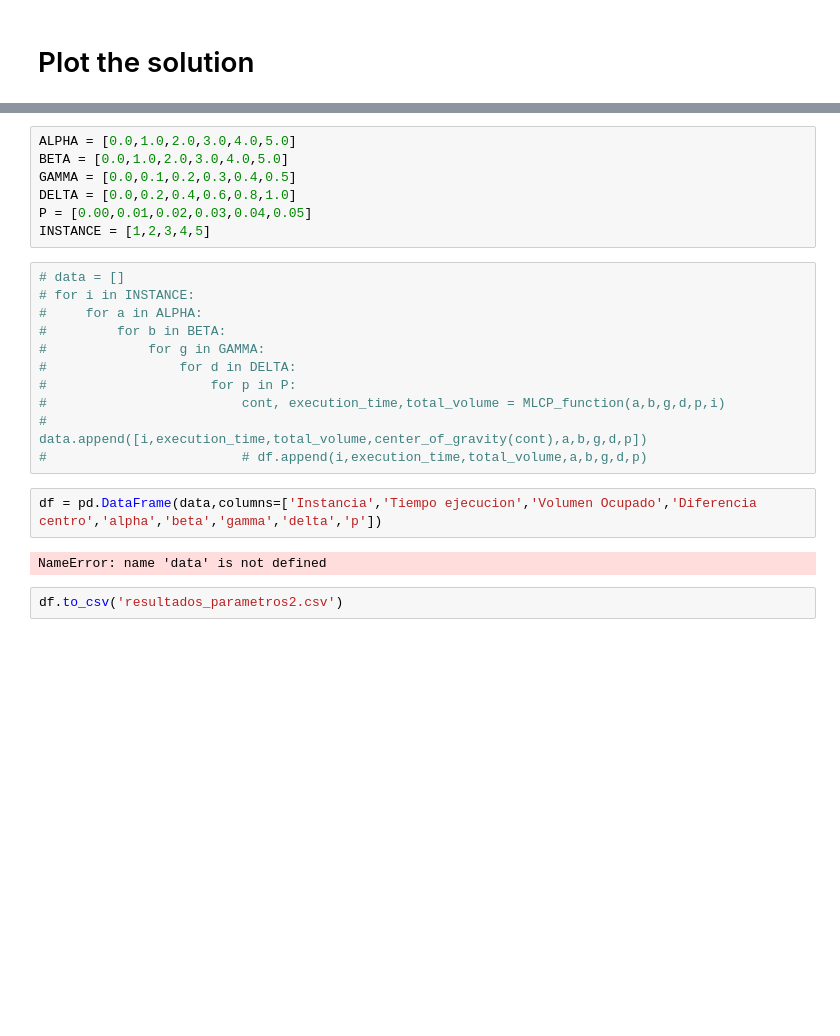
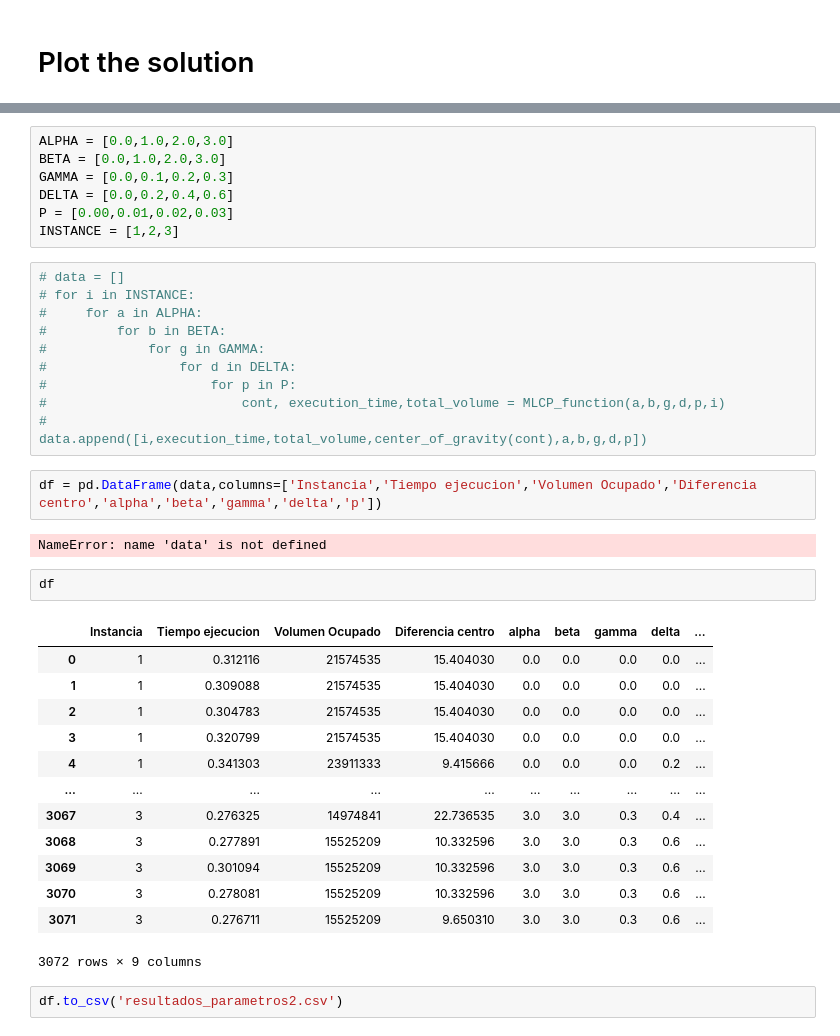
Before and after one commit to Nearlz/MCLPframework, a Jupyter notebook: MCLP_framework.ipynb, the cells around one changed output, grey strips where cells are left out. Drawn from its saved outputs; the diff is of its cells as text; blank space fills up the shorter version.

```diff
--- a/MCLP_framework.ipynb
+++ b/MCLP_framework.ipynb
@@ -209,10 +191,10 @@ porcentaje de superficie incidida:  1.0
 # %%
-ALPHA = [0.0,1.0,2.0,3.0,4.0,5.0]
-BETA = [0.0,1.0,2.0,3.0,4.0,5.0]
-GAMMA = [0.0,0.1,0.2,0.3,0.4,0.5]
-DELTA = [0.0,0.2,0.4,0.6,0.8,1.0]
-P = [0.00,0.01,0.02,0.03,0.04,0.05]
-INSTANCE = [1,2,3,4,5]
+ALPHA = [0.0,1.0,2.0,3.0]
+BETA = [0.0,1.0,2.0,3.0]
+GAMMA = [0.0,0.1,0.2,0.3]
+DELTA = [0.0,0.2,0.4,0.6]
+P = [0.00,0.01,0.02,0.03]
+INSTANCE = [1,2,3]
 # %%
 # data = []
 # for i in INSTANCE:
@@ -223,10 +205,25 @@ INSTANCE = [1,2,3,4,5]
 #                     for p in P:
 #                         cont, execution_time,total_volume = MLCP_function(a,b,g,d,p,i)
 #                         data.append([i,execution_time,total_volume,center_of_gravity(cont),a,b,g,d,p])
-#                         # df.append(i,execution_time,total_volume,a,b,g,d,p)
 # %%
 df = pd.DataFrame(data,columns=['Instancia','Tiempo ejecucion','Volumen Ocupado','Diferencia centro','alpha','beta','gamma','delta','p'])
 # %% [output]
 NameError: name 'data' is not defined
+# %%
+df
+# %% [output]
+|  | Instancia | Tiempo ejecucion | Volumen Ocupado | Diferencia centro | alpha | beta | gamma | delta | ... |
+| 0 | 1 | 0.312116 | 21574535 | 15.404030 | 0.0 | 0.0 | 0.0 | 0.0 | ... |
+| 1 | 1 | 0.309088 | 21574535 | 15.404030 | 0.0 | 0.0 | 0.0 | 0.0 | ... |
+| 2 | 1 | 0.304783 | 21574535 | 15.404030 | 0.0 | 0.0 | 0.0 | 0.0 | ... |
+| 3 | 1 | 0.320799 | 21574535 | 15.404030 | 0.0 | 0.0 | 0.0 | 0.0 | ... |
+| 4 | 1 | 0.341303 | 23911333 | 9.415666 | 0.0 | 0.0 | 0.0 | 0.2 | ... |
+| ... | ... | ... | ... | ... | ... | ... | ... | ... | ... |
+| 3067 | 3 | 0.276325 | 14974841 | 22.736535 | 3.0 | 3.0 | 0.3 | 0.4 | ... |
+| 3068 | 3 | 0.277891 | 15525209 | 10.332596 | 3.0 | 3.0 | 0.3 | 0.6 | ... |
+| 3069 | 3 | 0.301094 | 15525209 | 10.332596 | 3.0 | 3.0 | 0.3 | 0.6 | ... |
+| 3070 | 3 | 0.278081 | 15525209 | 10.332596 | 3.0 | 3.0 | 0.3 | 0.6 | ... |
+| 3071 | 3 | 0.276711 | 15525209 | 9.650310 | 3.0 | 3.0 | 0.3 | 0.6 | ... |
+3072 rows × 9 columns
 # %%
 df.to_csv('resultados_parametros2.csv')
```
Also changed, not shown: parts of 10 cells of this notebook, 5 other files.
